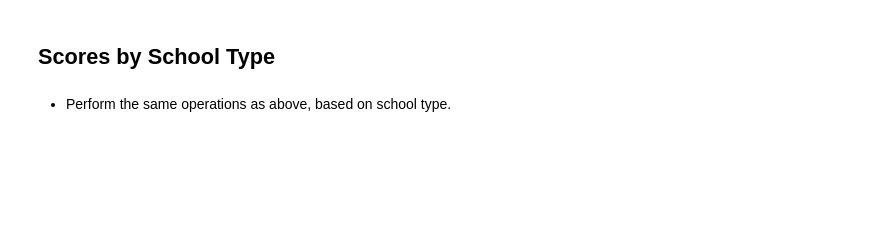
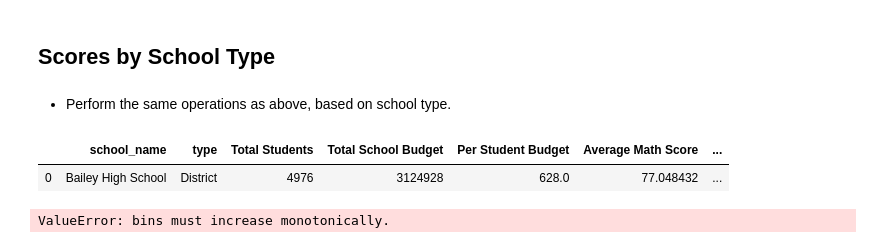
Before and after one commit to kirpatrick/pandas-challenge, a Jupyter notebook: PyCitySchools/PyCitySchools_starter.ipynb, the cells around one changed output. Cells and saved outputs as stored; diff of their text form; code cells hidden in the pictures; blank space fills up the shorter version.

```diff
--- a/PyCitySchools/PyCitySchools_starter.ipynb
+++ b/PyCitySchools/PyCitySchools_starter.ipynb
@@ -459,3 +492,7 @@ group_names = ["Small (<1000)", "Medium (1000-2000)", "Large (2000-5000)"]
 ## Scores by School Type
 # %% [markdown]
 * Perform the same operations as above, based on school type.
+# %%
+cl_perf_data_test = cl_perf_data
+# %%
+cl_perf_data_test['type'] = pd.to_numeric(cl_perf_data_test['type'], errors='ignore')
@@ -462,3 +503,13 @@ group_names = ["Small (<1000)", "Medium (1000-2000)", "Large (2000-5000)"]
+# %%
+# validate structure
+cl_perf_data_test.head(1)
+# %% [output]
+|  | school_name | type | Total Students | Total School Budget | Per Student Budget | Average Math Score | ... |
+| 0 | Bailey High School | District | 4976 | 3124928 | 628.0 | 77.048432 | ... |
+# %%
+cl_perf_data_test["School Type"] = pd.cut(cl_perf_data["type"], type_bins, labels=group_names)
+# %% [output]
+ValueError: bins must increase monotonically.
 # %%
 #
 
```
Also changed, not shown: parts of 16 cells of this notebook.
